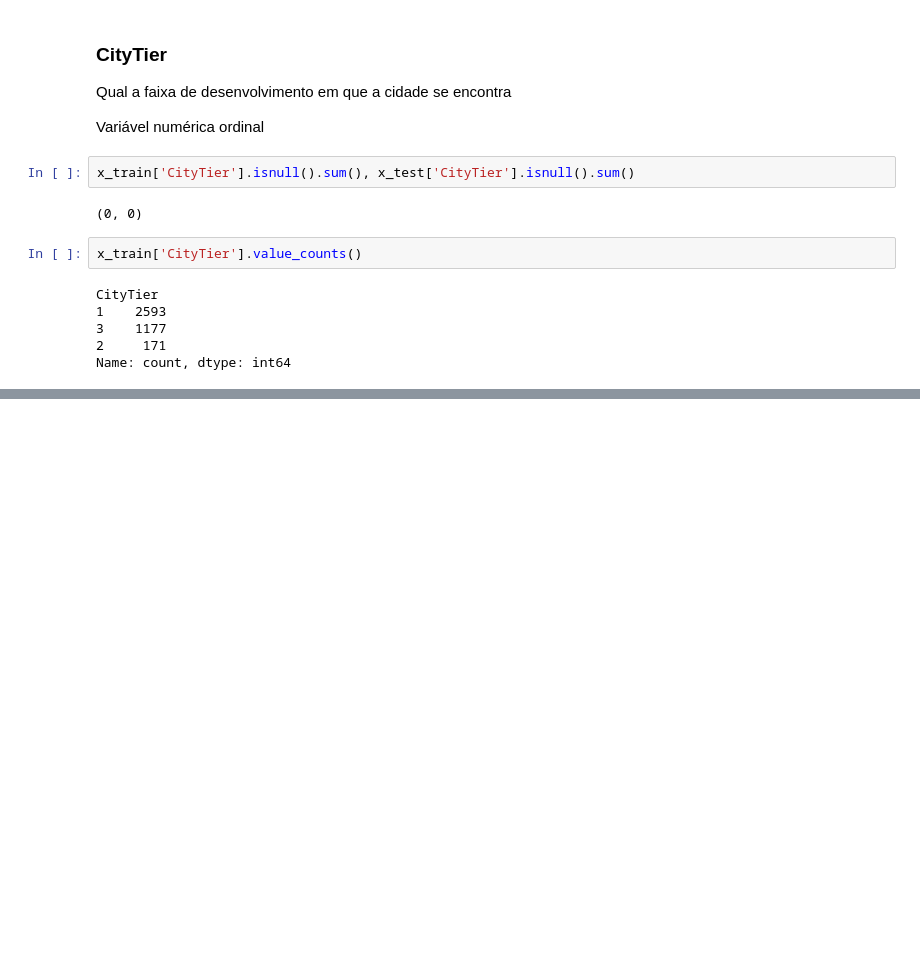
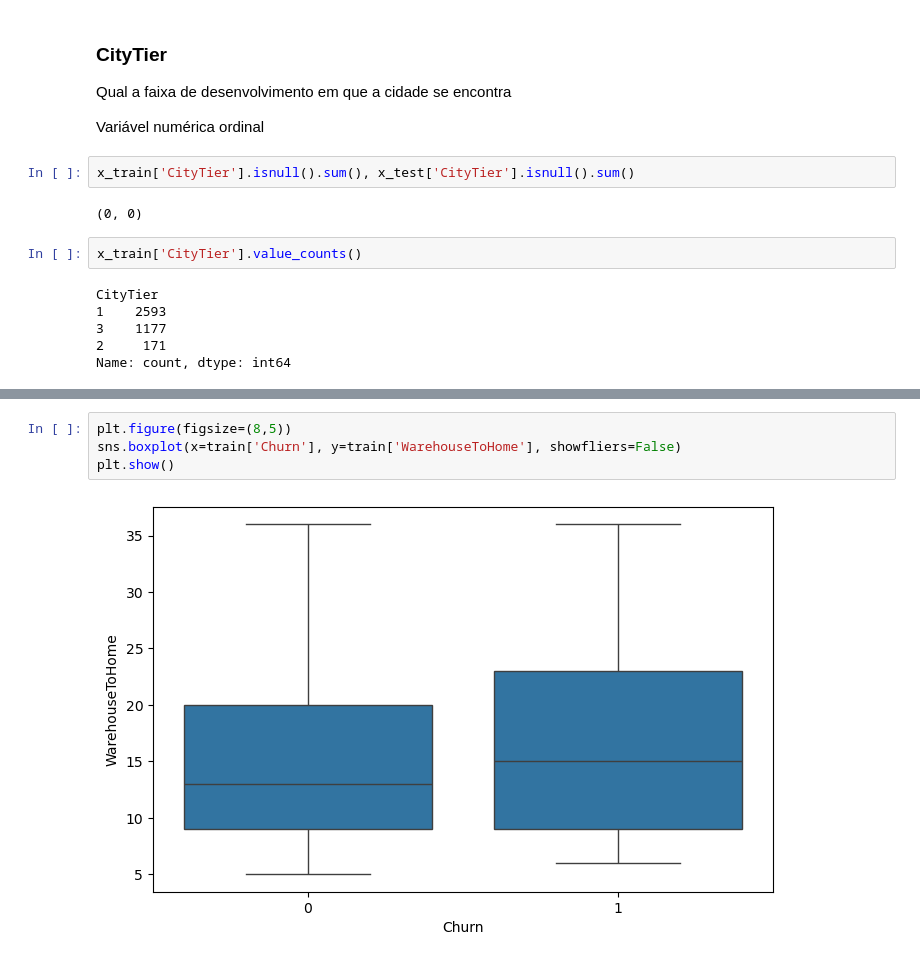
Before and after one commit to vtrnduda/ml-ecommerce-churn-prediction, a Jupyter notebook: notebooks/exploratory-analysis.ipynb, the cells around one changed output, grey strips where cells are left out. Saved outputs shown, nothing was run; the diff lists cells and outputs as text; blank space fills up the shorter version.

```diff
--- a/notebooks/exploratory-analysis.ipynb
+++ b/notebooks/exploratory-analysis.ipynb
@@ -282,0 +357,6 @@ Name: count, dtype: int64
+# %%
+plt.figure(figsize=(8,5))
+sns.boxplot(x=train['Churn'], y=train['WarehouseToHome'], showfliers=False)
+plt.show()
+# %% [output]
+[figure, added]
```
Also changed, not shown: parts of 92 cells of this notebook.
